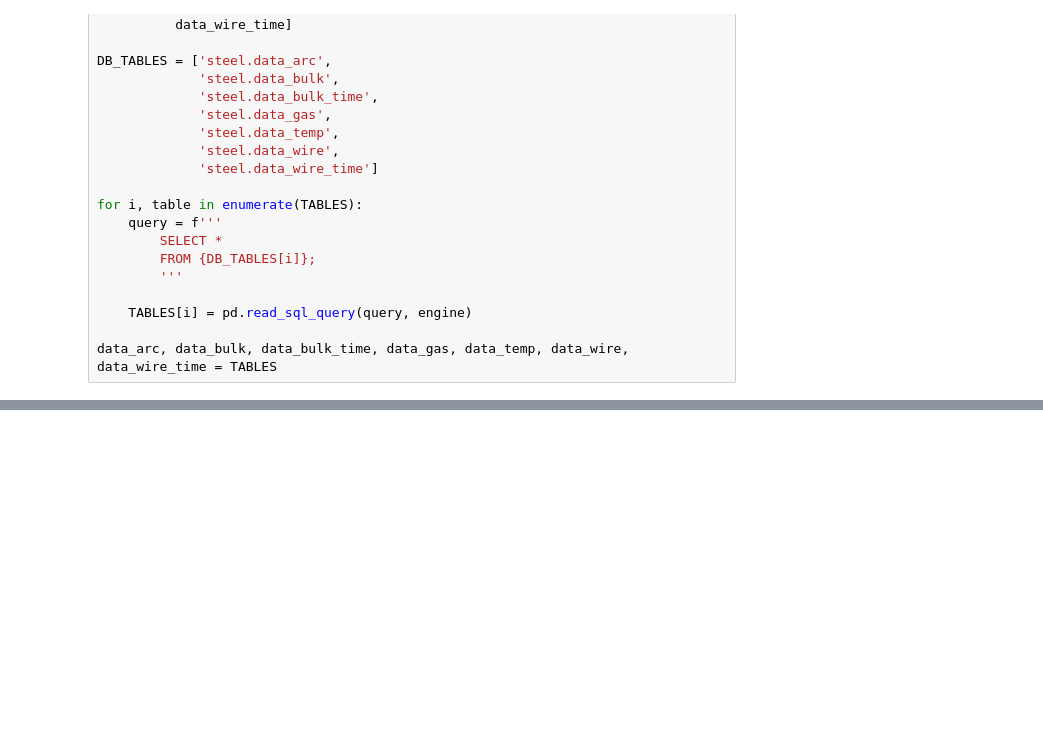
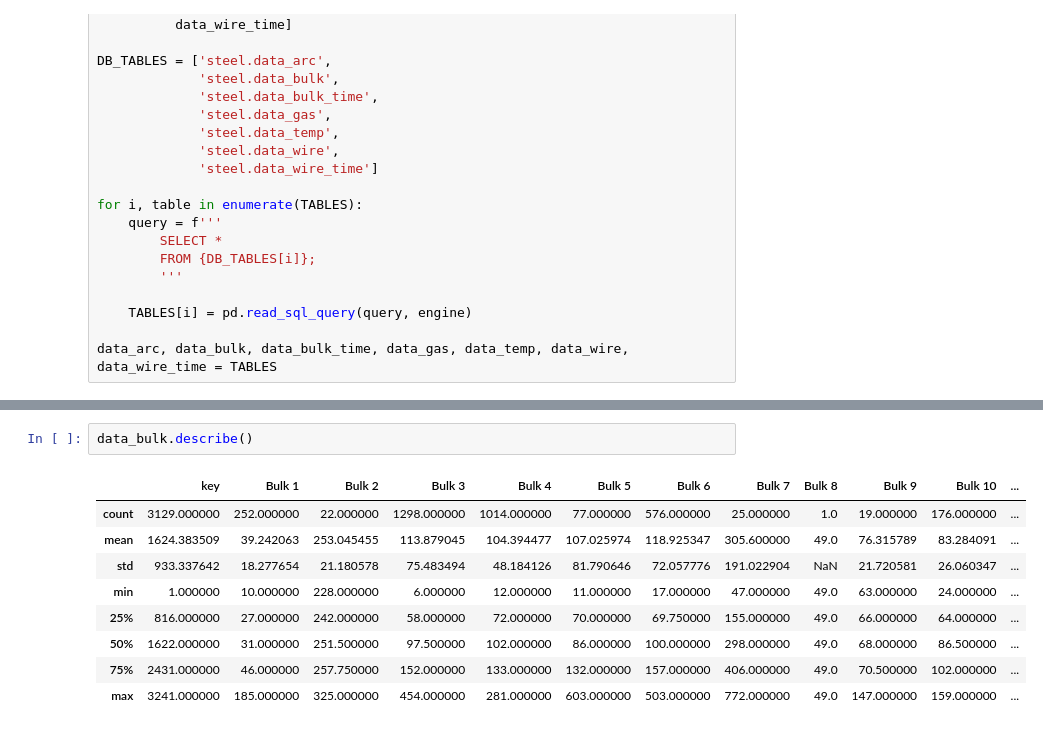
Before and after one commit to VSXV/Data-Science-Projects, a Jupyter notebook: 19. production costs/production costs.ipynb, the cells around one changed output, grey strips where cells are left out. Saved outputs shown, nothing was run; the diff lists cells and outputs as text; blank space fills up the shorter version.

```diff
--- a/19. production costs/production costs.ipynb
+++ b/19. production costs/production costs.ipynb
@@ -83,0 +147,12 @@ memory usage: 581.2+ KB
+# %%
+data_bulk.describe()
+# %% [output]
+|  | key | Bulk 1 | Bulk 2 | Bulk 3 | Bulk 4 | Bulk 5 | Bulk 6 | Bulk 7 | Bulk 8 | Bulk 9 | Bulk 10 | ... |
+| count | 3129.000000 | 252.000000 | 22.000000 | 1298.000000 | 1014.000000 | 77.000000 | 576.000000 | 25.000000 | 1.0 | 19.000000 | 176.000000 | ... |
+| mean | 1624.383509 | 39.242063 | 253.045455 | 113.879045 | 104.394477 | 107.025974 | 118.925347 | 305.600000 | 49.0 | 76.315789 | 83.284091 | ... |
+| std | 933.337642 | 18.277654 | 21.180578 | 75.483494 | 48.184126 | 81.790646 | 72.057776 | 191.022904 | NaN | 21.720581 | 26.060347 | ... |
+| min | 1.000000 | 10.000000 | 228.000000 | 6.000000 | 12.000000 | 11.000000 | 17.000000 | 47.000000 | 49.0 | 63.000000 | 24.000000 | ... |
+| 25% | 816.000000 | 27.000000 | 242.000000 | 58.000000 | 72.000000 | 70.000000 | 69.750000 | 155.000000 | 49.0 | 66.000000 | 64.000000 | ... |
+| 50% | 1622.000000 | 31.000000 | 251.500000 | 97.500000 | 102.000000 | 86.000000 | 100.000000 | 298.000000 | 49.0 | 68.000000 | 86.500000 | ... |
+| 75% | 2431.000000 | 46.000000 | 257.750000 | 152.000000 | 133.000000 | 132.000000 | 157.000000 | 406.000000 | 49.0 | 70.500000 | 102.000000 | ... |
+| max | 3241.000000 | 185.000000 | 325.000000 | 454.000000 | 281.000000 | 603.000000 | 503.000000 | 772.000000 | 49.0 | 147.000000 | 159.000000 | ... |
```
Also changed, not shown: parts of 57 cells of this notebook, 1 other file.
